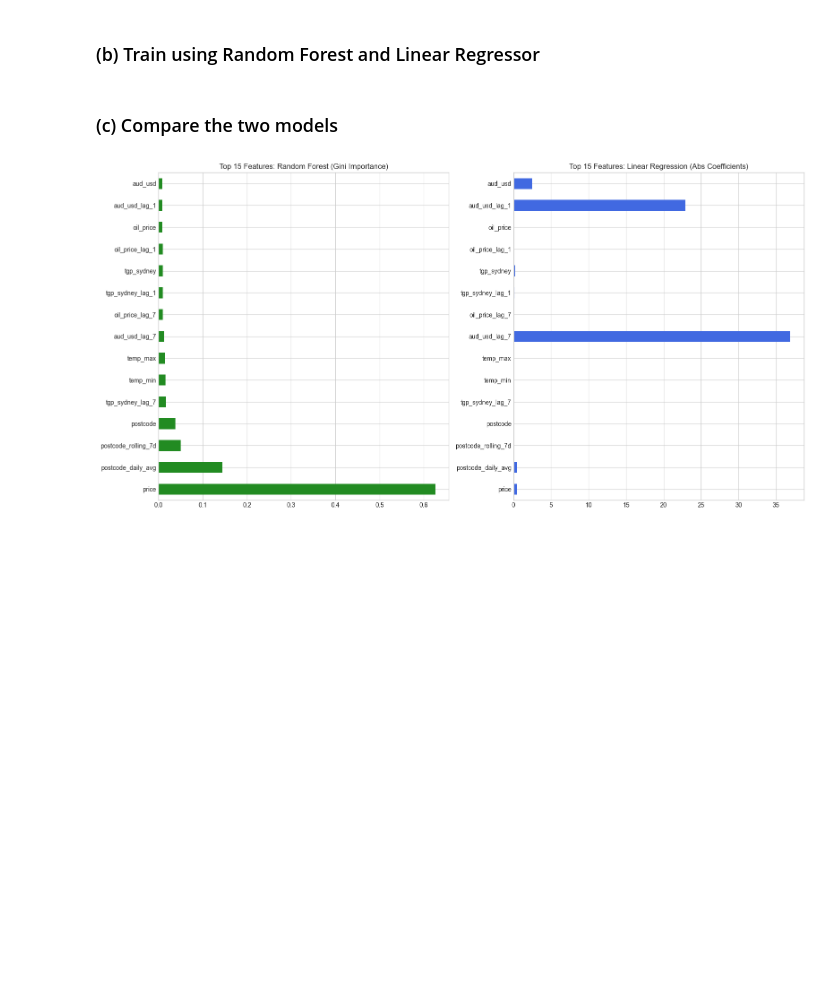
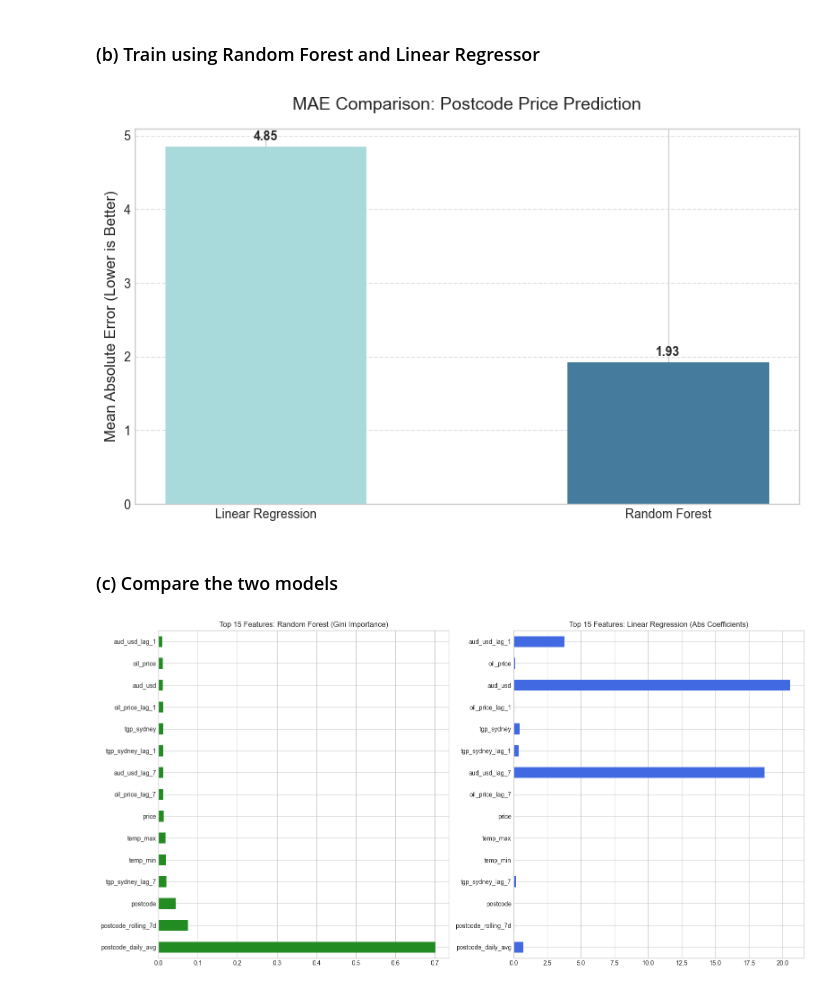
Before and after one commit to tim-fan1/engg2112, a Jupyter notebook: main.ipynb, the cells around one changed output. Saved outputs shown, nothing was run; the diff lists cells and outputs as text; code cells hidden in the pictures; blank space fills up the shorter version.

Commit message:
better MAE by predicting postcode avg instead

```diff
--- a/main.ipynb
+++ b/main.ipynb
@@ -289,8 +307,8 @@ except NameError:
     raise SystemExit
 
 # Separate Features (X) and Target (y)
-X = df.drop(columns=['target_next_day_price'])
-y = df['target_next_day_price']
+X = df.drop(columns=['target_postcode_avg_tomorrow'])
+y = df['target_postcode_avg_tomorrow']
 
 # Split into Training (80%) and Testing (20%) sets
 X_train, X_test, y_train, y_test = train_test_split(X, y, test_size=0.2, random_state=42)
@@ -299,16 +317,45 @@ X_train, X_test, y_train, y_test = train_test_split(X, y, test_size=0.2, random_
 # %%
 from sklearn.ensemble import RandomForestRegressor
 from sklearn.linear_model import LinearRegression
 
 rf_model = RandomForestRegressor(n_estimators=100, random_state=42, n_jobs=-1)
 rf_model.fit(X_train, y_train)
 
 rf_predictions = rf_model.predict(X_test)
 
 lr_model = LinearRegression()
 lr_model.fit(X_train, y_train)
 
 lr_predictions = lr_model.predict(X_test)
+
+from sklearn.metrics import mean_absolute_error
+
+rf_mae = mean_absolute_error(y_test, rf_predictions)
+lr_mae = mean_absolute_error(y_test, lr_predictions)
+
+plt.figure(figsize=(8, 5))
+results = {
+    'Linear Regression': lr_mae,
+    'Random Forest': rf_mae
+}
+colors = ['#A8DADC', '#457B9D']
+bars = plt.bar(results.keys(), results.values(), color=colors, width=0.5)
+
+# Style & Labels
+plt.title('MAE Comparison: Postcode Price Prediction', fontsize=14, pad=15)
+plt.ylabel('Mean Absolute Error (Lower is Better)', fontsize=12)
+plt.grid(axis='y', linestyle='--', alpha=0.6)
+
+# Add data labels on top of bars
+for bar in bars:
+    yval = bar.get_height()
+    plt.text(bar.get_x() + bar.get_width()/2, yval + 0.05, f'{yval:.2f}',
+             ha='center', va='bottom', fontweight='bold')
+
+plt.tight_layout()
+plt.show()
+# %% [output]
+[figure, added]
 # %% [markdown]
 ### (c) Compare the two models
 # %%
@@ -340,7 +387,7 @@ ax2.set_title('Top 15 Features: Linear Regression (Abs Coefficients)')
 plt.tight_layout()
 plt.show()
 # %% [output]
-[figure, old version]
+[figure, new version]
 # %%
 # Calculate residuals
 rf_residuals = y_test - rf_predictions
```
Also changed, not shown: parts of 5 cells of this notebook.
